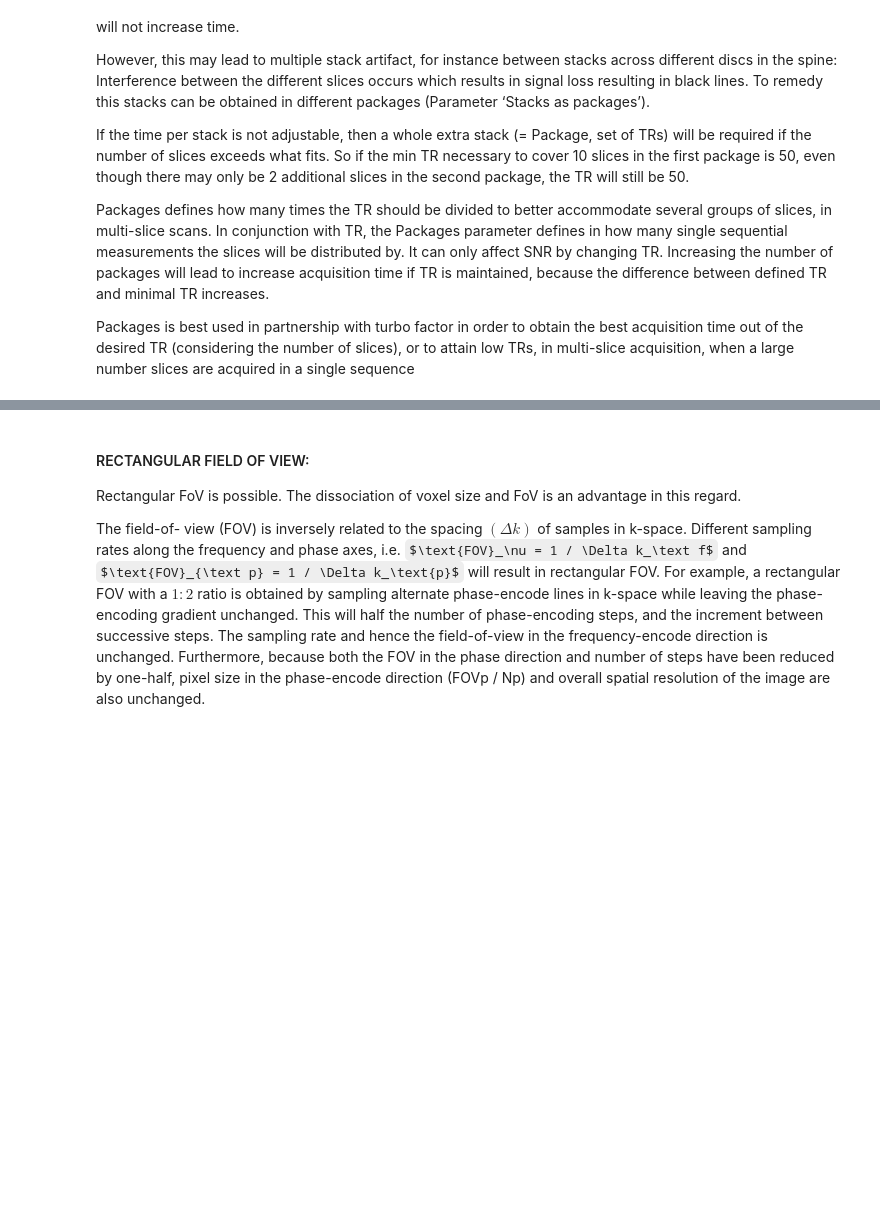
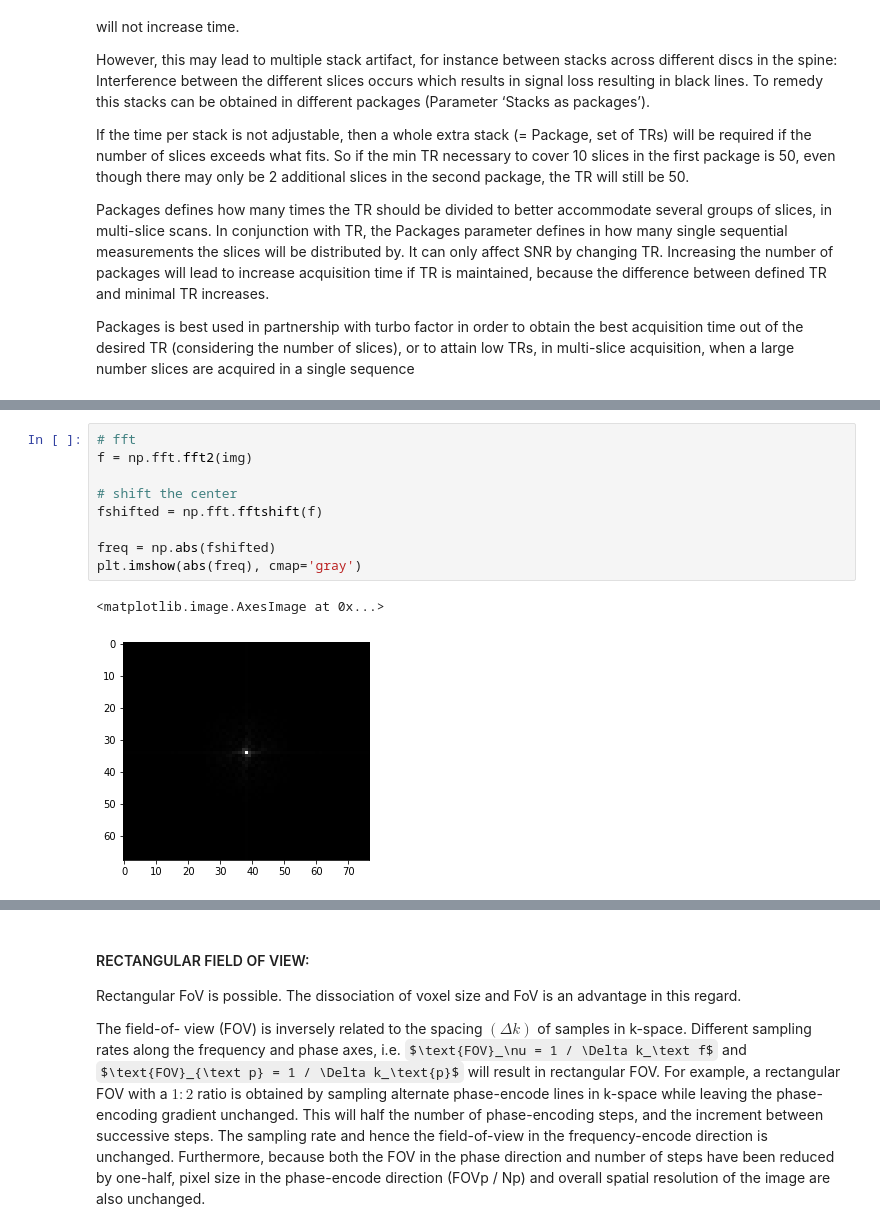
Before and after one commit to RInterested/MRI, a Jupyter notebook: MRI_Concepts.ipynb, the cells around one changed output, grey strips where cells are left out. Saved outputs shown, nothing was run; the diff lists cells and outputs as text; some formulas as TeX source; blank space fills up the shorter version.

```diff
--- a/MRI_Concepts.ipynb
+++ b/MRI_Concepts.ipynb
@@ -98,0 +117,12 @@ Packages is best used in partnership with turbo factor in order to obtain the be
+# %%
+# fft
+f = np.fft.fft2(img)
+
+# shift the center
+fshifted = np.fft.fftshift(f)
+
+freq = np.abs(fshifted)
+plt.imshow(abs(freq), cmap='gray')
+# %% [output]
+<matplotlib.image.AxesImage at 0x...>
+[figure, added]
```
Also changed, not shown: parts of 9 cells of this notebook.
